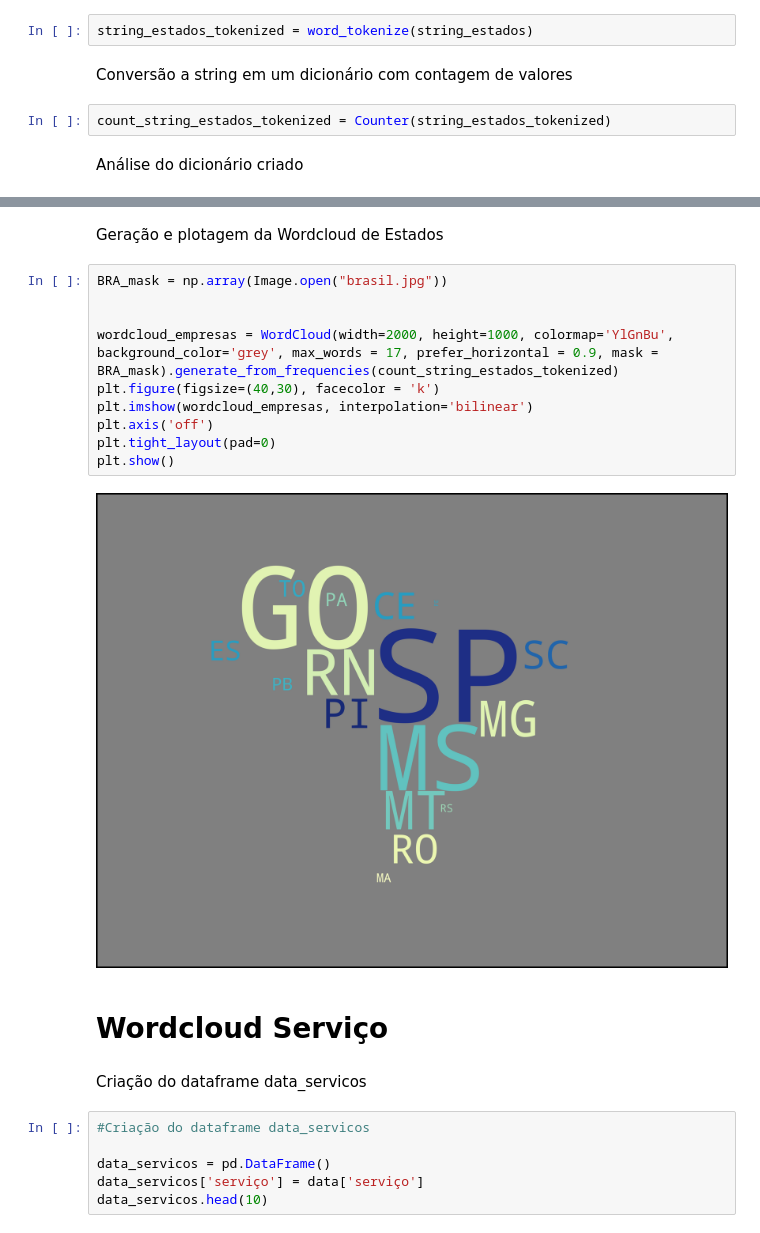
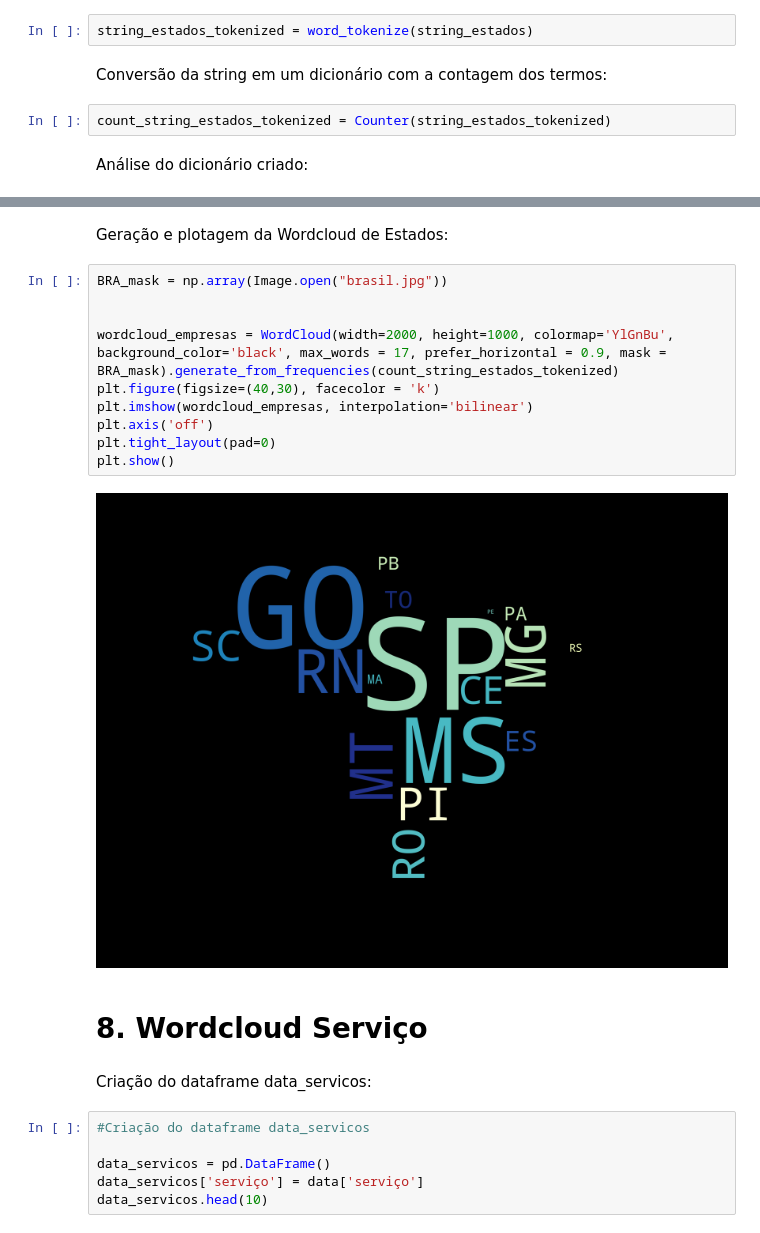
Before and after one commit to ArthurPatricio/WordCloud_Procon_2017, a Jupyter notebook: WordCloud_Procon.ipynb, the cells around one changed output, grey strips where cells are left out. Cells and saved outputs as stored; diff of their text form.

```diff
--- a/WordCloud_Procon.ipynb
+++ b/WordCloud_Procon.ipynb
@@ -318,11 +322,11 @@ Tokenização da string de Estados
 # %%
 string_estados_tokenized = word_tokenize(string_estados)
 # %% [markdown]
-Conversão a string em um dicionário com contagem de valores
+Conversão da string em um dicionário com a contagem dos termos:
 # %%
 count_string_estados_tokenized = Counter(string_estados_tokenized)
 # %% [markdown]
-Análise do dicionário criado
+Análise do dicionário criado:
 # %%
 count_string_estados_tokenized
 # %% [output]
@@ -344,23 +348,23 @@ Counter({'SP': 8127,
          'PE': 3,
          'CE': 1766})
 # %% [markdown]
-Geração e plotagem da Wordcloud de Estados
+Geração e plotagem da Wordcloud de Estados:
 # %%
 BRA_mask = np.array(Image.open("brasil.jpg"))
 
 
-wordcloud_empresas = WordCloud(width=2000, height=1000, colormap='YlGnBu', background_color='grey', max_words = 17, prefer_horizontal = 0.9, mask = BRA_mask).generate_from_frequencies(count_string_estados_tokenized)
+wordcloud_empresas = WordCloud(width=2000, height=1000, colormap='YlGnBu', background_color='black', max_words = 17, prefer_horizontal = 0.9, mask = BRA_mask).generate_from_frequencies(count_string_estados_tokenized)
 plt.figure(figsize=(40,30), facecolor = 'k')
 plt.imshow(wordcloud_empresas, interpolation='bilinear')
 plt.axis('off')
 plt.tight_layout(pad=0)
 plt.show()
 # %% [output]
-[figure, old version]
+[figure, new version]
 # %% [markdown]
-# Wordcloud Serviço
+# 8. Wordcloud Serviço
 # %% [markdown]
-Criação do dataframe data_servicos
+Criação do dataframe data_servicos:
 # %%
 #Criação do dataframe data_servicos
 
```
Also changed, not shown: parts of 31 cells of this notebook.
